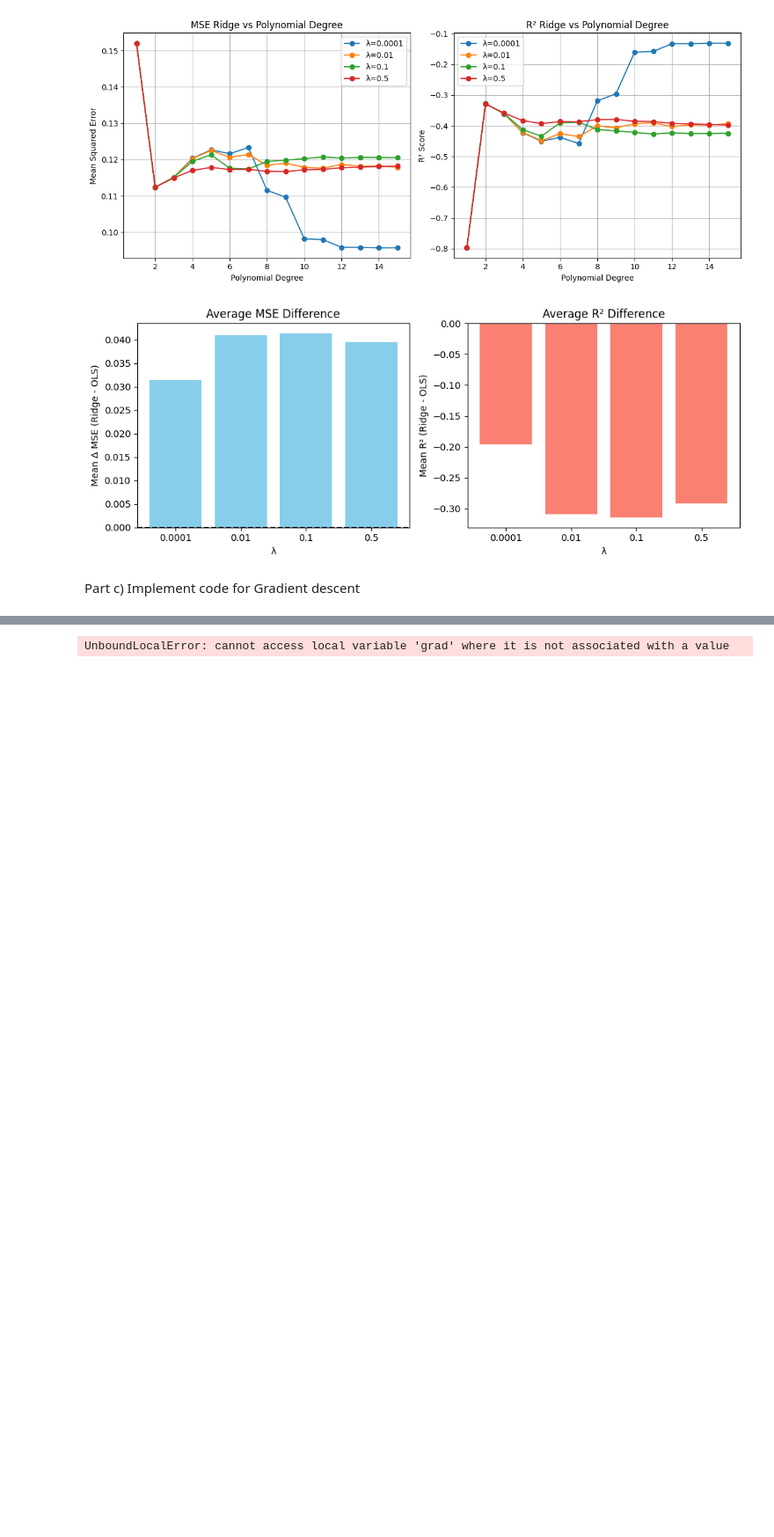
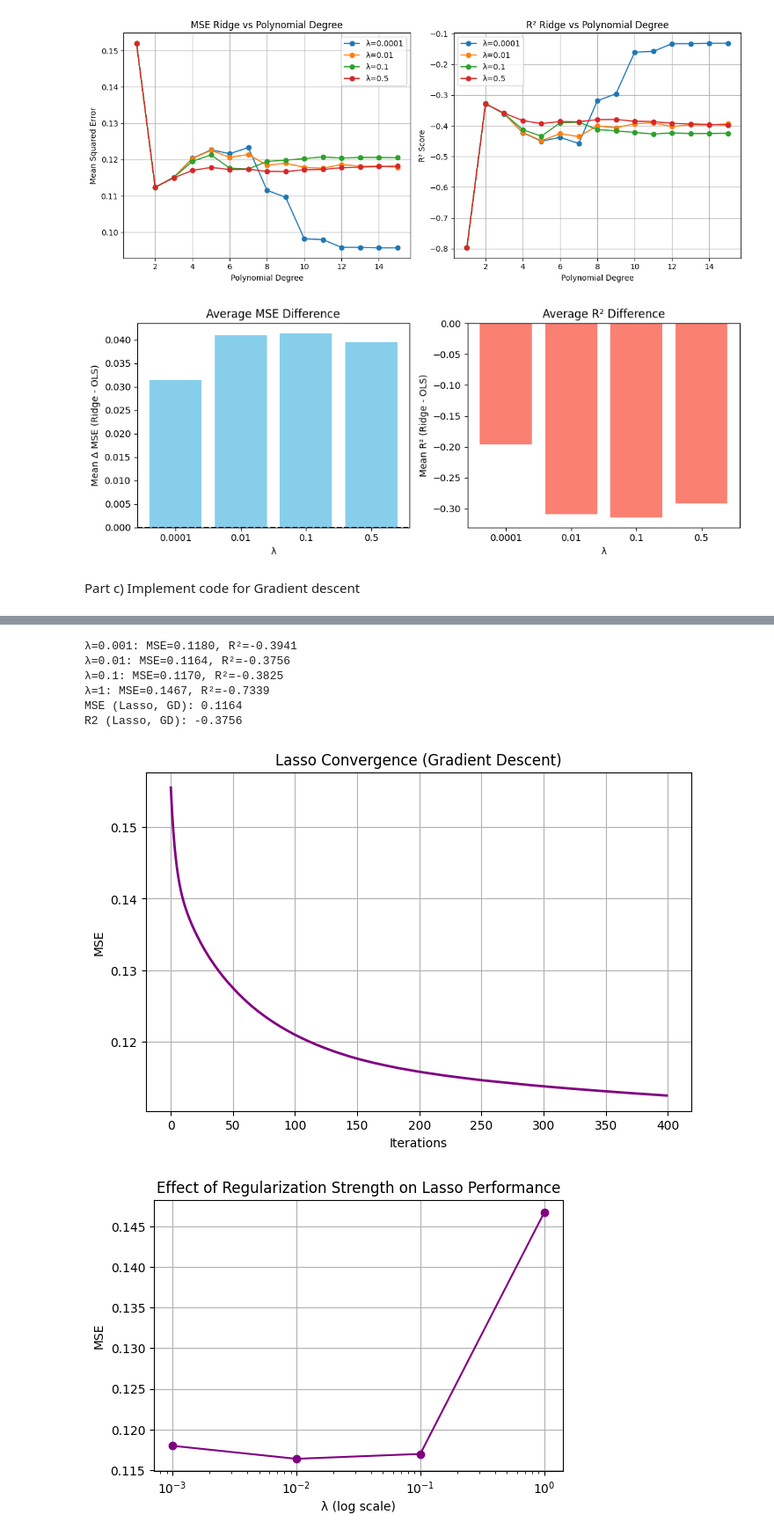
Before and after one commit to komandoyoko/Yoan_FYS_STK4155, a Jupyter notebook: Project1/Project1.ipynb, the cells around one changed output, grey strips where cells are left out. Shown at 88% size. Drawn from its saved outputs; the diff is of its cells as text; code cells hidden in the pictures; blank space fills up the shorter version.

```diff
--- a/Project1/Project1.ipynb
+++ b/Project1/Project1.ipynb
@@ -276,11 +324,42 @@ Closed-form Ridge: [ 6.26981867e-01 -3.32454468e-15 -1.90011108e+00  2.39796165e
 # %%
-theta_lasso, mse_lasso = run_optimizer_lasso("GD", X_train, y_train, lam=0.01)
+# Part E
+for lam in [0.001, 0.01, 0.1, 1]:
+    theta, mse = run_optimizer_lasso("GD", X_train, y_train, lam=lam)
+    y_pred = X_test @ theta
+    print(f"λ={lam}: MSE={mean_squared_error(y_test, y_pred):.4f}, R²={r2_score(y_test, y_pred):.4f}")
 
 y_pred_lasso = X_test @ theta_lasso
 mse = mean_squared_error(y_test, y_pred_lasso)
 r2 = r2_score(y_test, y_pred_lasso)
 
 print(f"MSE (Lasso, GD): {mse:.4f}")
 print(f"R2 (Lasso, GD): {r2:.4f}")
+
+plt.figure(figsize=(8,5))
+plt.plot(mse_lasso, color='purple', linewidth=2)
+plt.xlabel('Iterations')
+plt.ylabel('MSE')
+plt.title('Lasso Convergence (Gradient Descent)')
+plt.grid(True)
+plt.show()
+
+lambdas = [0.001, 0.01, 0.1, 1]
+mse_values = [0.1180, 0.1164, 0.1170, 0.1467]
+
+plt.figure(figsize=(6,4))
+plt.plot(lambdas, mse_values, marker='o', color='purple')
+plt.xscale('log')
+plt.xlabel('λ (log scale)')
+plt.ylabel('MSE')
+plt.title('Effect of Regularization Strength on Lasso Performance')
+plt.grid(True)
+plt.show()
 # %% [output]
-UnboundLocalError: cannot access local variable 'grad' where it is not associated with a value
+λ=0.001: MSE=0.1180, R²=-0.3941
+λ=0.01: MSE=0.1164, R²=-0.3756
+λ=0.1: MSE=0.1170, R²=-0.3825
+λ=1: MSE=0.1467, R²=-0.7339
+MSE (Lasso, GD): 0.1164
+R2 (Lasso, GD): -0.3756
+[figure, added]
+[figure, added]
```
Also changed, not shown: parts of 1 cell of this notebook.
